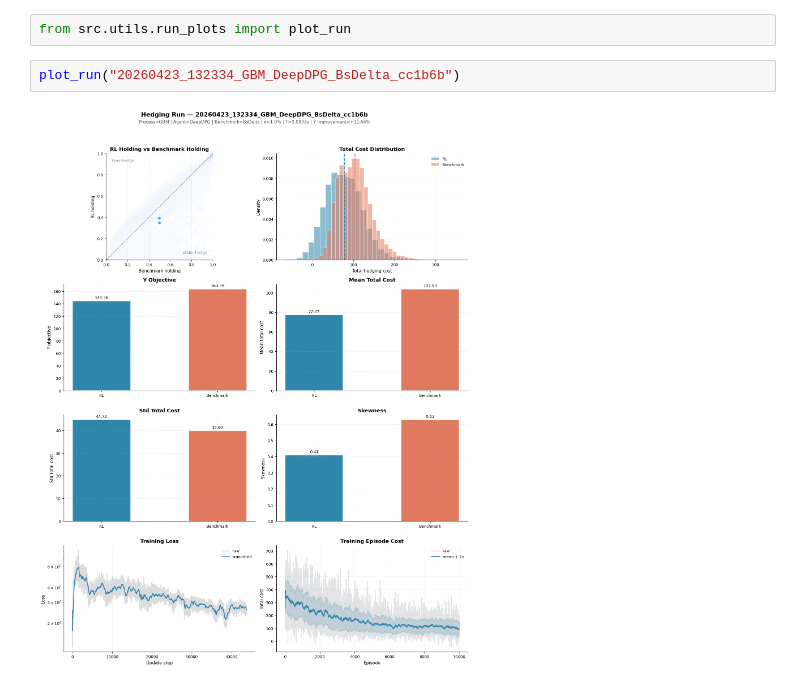
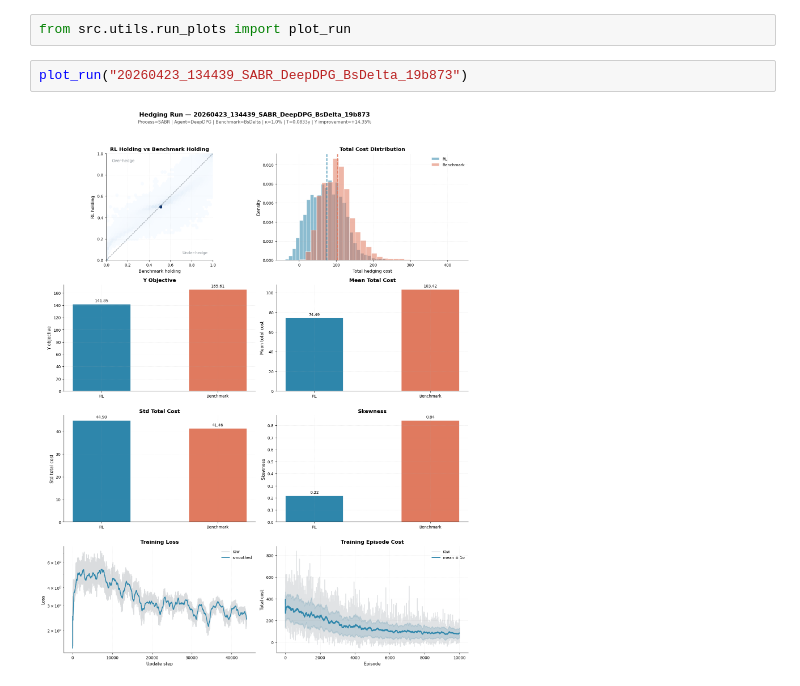
Before and after one commit to thibault-charbonnier/deep-hedging, a Jupyter notebook: notebooks/plot.ipynb, the cells around one changed output. Saved outputs shown, nothing was run; the diff lists cells and outputs as text.

Commit message:
bug vol sabr fixé

```diff
--- a/notebooks/plot.ipynb
+++ b/notebooks/plot.ipynb
@@ -1,6 +1,6 @@
 # %%
 from src.utils.run_plots import plot_run
 # %%
-plot_run("20260423_132334_GBM_DeepDPG_BsDelta_cc1b6b")
+plot_run("20260423_134439_SABR_DeepDPG_BsDelta_19b873")
 # %% [output]
-[figure, old version]
+[figure, new version]
```
Also changed, not shown: 5 other files.
